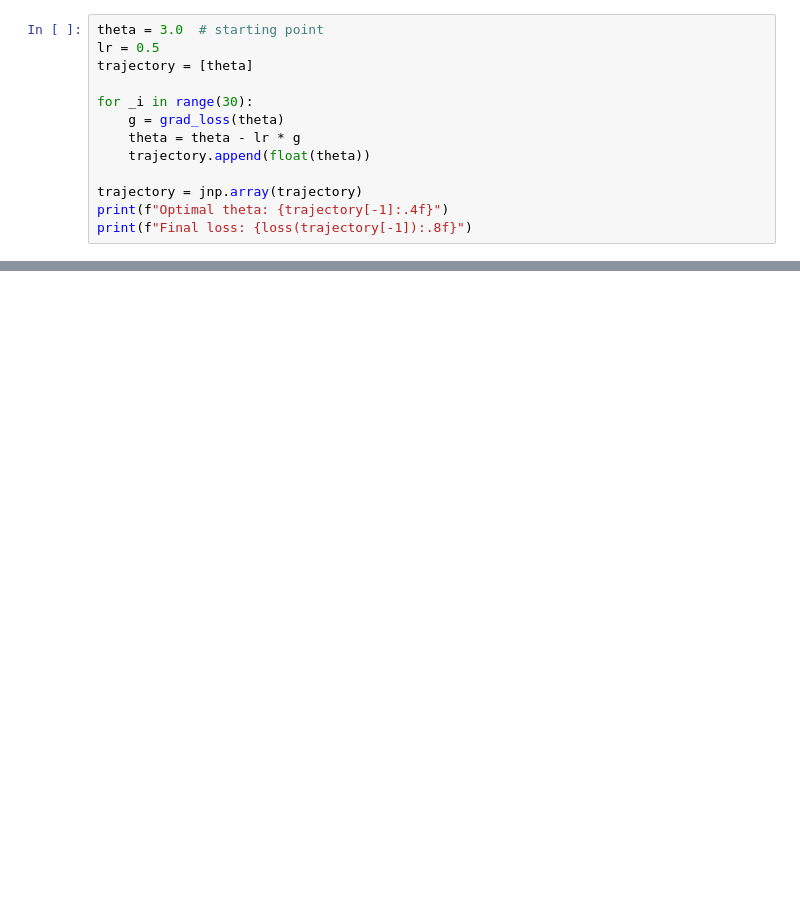
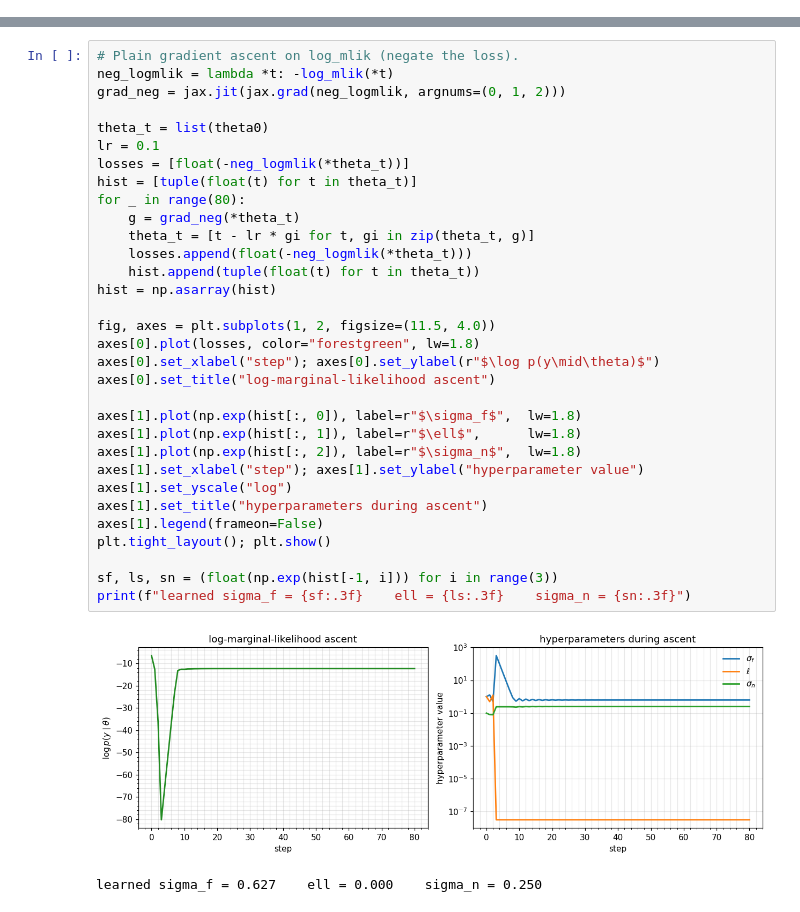
Before and after one commit to jejjohnson/research_notebook, a Jupyter notebook: projects/gaussian_processes/notebooks/00_foundations/differentiating_solve.ipynb, the cells around one changed output, grey strips where cells are left out. Cells and saved outputs as stored; diff of their text form; blank space fills up the shorter version.

```diff
--- a/projects/gaussian_processes/notebooks/00_foundations/differentiating_solve.ipynb
+++ b/projects/gaussian_processes/notebooks/00_foundations/differentiating_solve.ipynb
@@ -181,13 +0,0 @@ plt.show()
-# %%
-theta = 3.0  # starting point
-lr = 0.5
-trajectory = [theta]
-
-for _i in range(30):
-    g = grad_loss(theta)
-    theta = theta - lr * g
-    trajectory.append(float(theta))
-
-trajectory = jnp.array(trajectory)
-print(f"Optimal theta: {trajectory[-1]:.4f}")
-print(f"Final loss: {loss(trajectory[-1]):.8f}")
@@ -331,0 +290,35 @@ for `linear_solve`) and standard JAX operations.
+# %%
+# Plain gradient ascent on log_mlik (negate the loss).
+neg_logmlik = lambda *t: -log_mlik(*t)
+grad_neg = jax.jit(jax.grad(neg_logmlik, argnums=(0, 1, 2)))
+
+theta_t = list(theta0)
+lr = 0.1
+losses = [float(-neg_logmlik(*theta_t))]
+hist = [tuple(float(t) for t in theta_t)]
+for _ in range(80):
+    g = grad_neg(*theta_t)
+    theta_t = [t - lr * gi for t, gi in zip(theta_t, g)]
+    losses.append(float(-neg_logmlik(*theta_t)))
+    hist.append(tuple(float(t) for t in theta_t))
+hist = np.asarray(hist)
+
+fig, axes = plt.subplots(1, 2, figsize=(11.5, 4.0))
+axes[0].plot(losses, color="forestgreen", lw=1.8)
+axes[0].set_xlabel("step"); axes[0].set_ylabel(r"$\log p(y\mid\theta)$")
+axes[0].set_title("log-marginal-likelihood ascent")
+
+axes[1].plot(np.exp(hist[:, 0]), label=r"$\sigma_f$",  lw=1.8)
+axes[1].plot(np.exp(hist[:, 1]), label=r"$\ell$",      lw=1.8)
+axes[1].plot(np.exp(hist[:, 2]), label=r"$\sigma_n$",  lw=1.8)
+axes[1].set_xlabel("step"); axes[1].set_ylabel("hyperparameter value")
+axes[1].set_yscale("log")
+axes[1].set_title("hyperparameters during ascent")
+axes[1].legend(frameon=False)
+plt.tight_layout(); plt.show()
+
+sf, ls, sn = (float(np.exp(hist[-1, i])) for i in range(3))
+print(f"learned sigma_f = {sf:.3f}    ell = {ls:.3f}    sigma_n = {sn:.3f}")
+# %% [output]
+[figure, added]
+learned sigma_f = 0.627    ell = 0.000    sigma_n = 0.250
```
Also changed, not shown: parts of 34 cells of this notebook, 5 other files.
